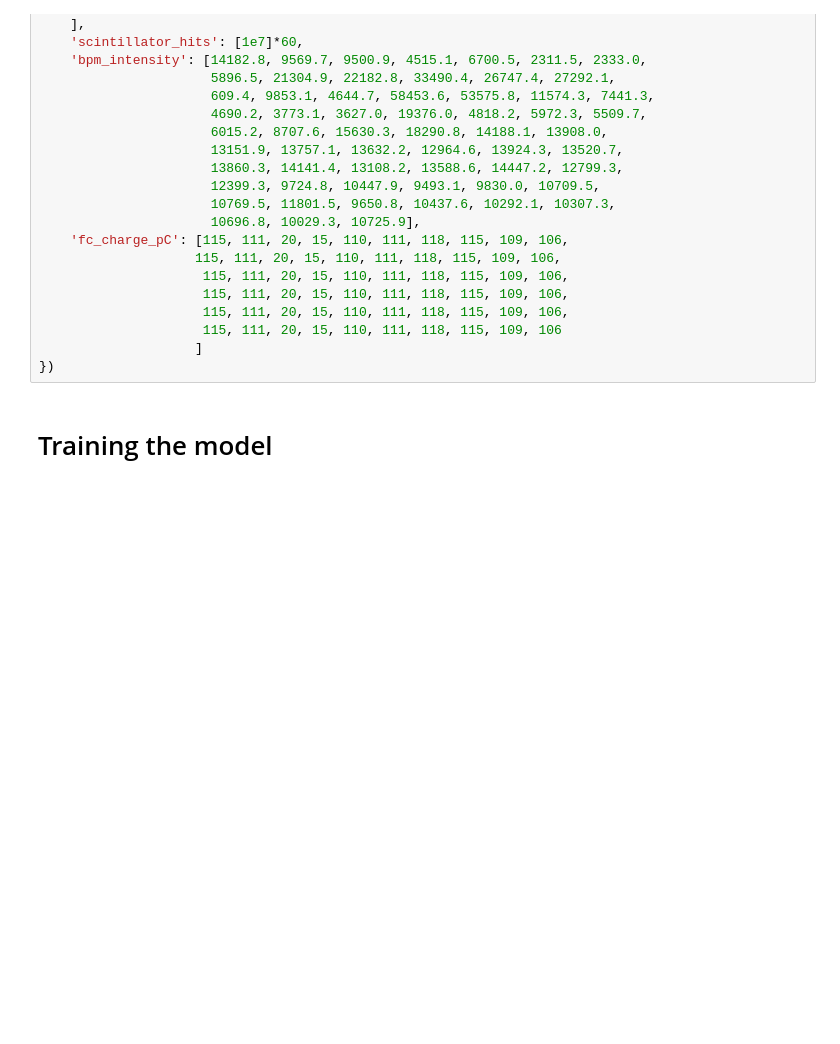
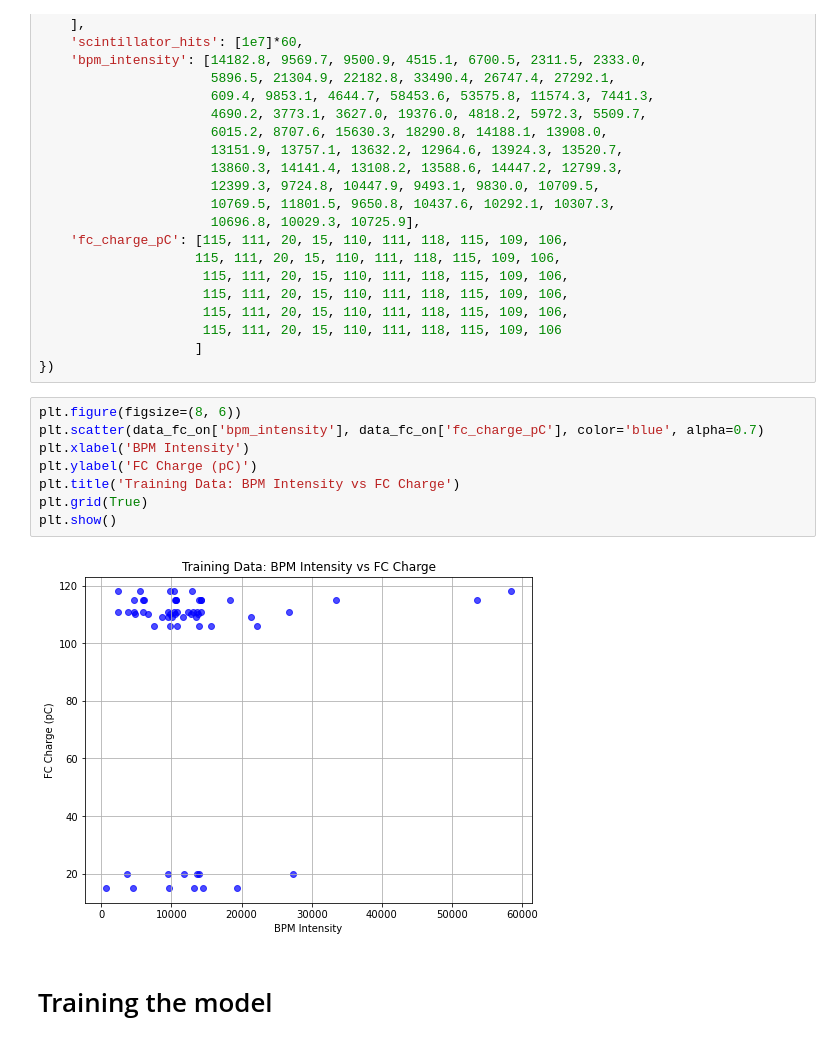
Before and after one commit to ddghosal/livepredict_FCcharge, a Jupyter notebook: FC_charge_extrapolate.ipynb, the cells around one changed output. Saved outputs shown, nothing was run; the diff lists cells and outputs as text; blank space fills up the shorter version.

```diff
--- a/FC_charge_extrapolate.ipynb
+++ b/FC_charge_extrapolate.ipynb
@@ -58,6 +61,16 @@ data_fc_on = pd.DataFrame({
                      115, 111, 20, 15, 110, 111, 118, 115, 109, 106
                     ]
 })
+# %%
+plt.figure(figsize=(8, 6))
+plt.scatter(data_fc_on['bpm_intensity'], data_fc_on['fc_charge_pC'], color='blue', alpha=0.7)
+plt.xlabel('BPM Intensity')
+plt.ylabel('FC Charge (pC)')
+plt.title('Training Data: BPM Intensity vs FC Charge')
+plt.grid(True)
+plt.show()
+# %% [output]
+[figure, added]
 # %% [markdown]
 # Training the model
 # %%
```
Also changed, not shown: parts of 3 cells of this notebook, 1 other file.
